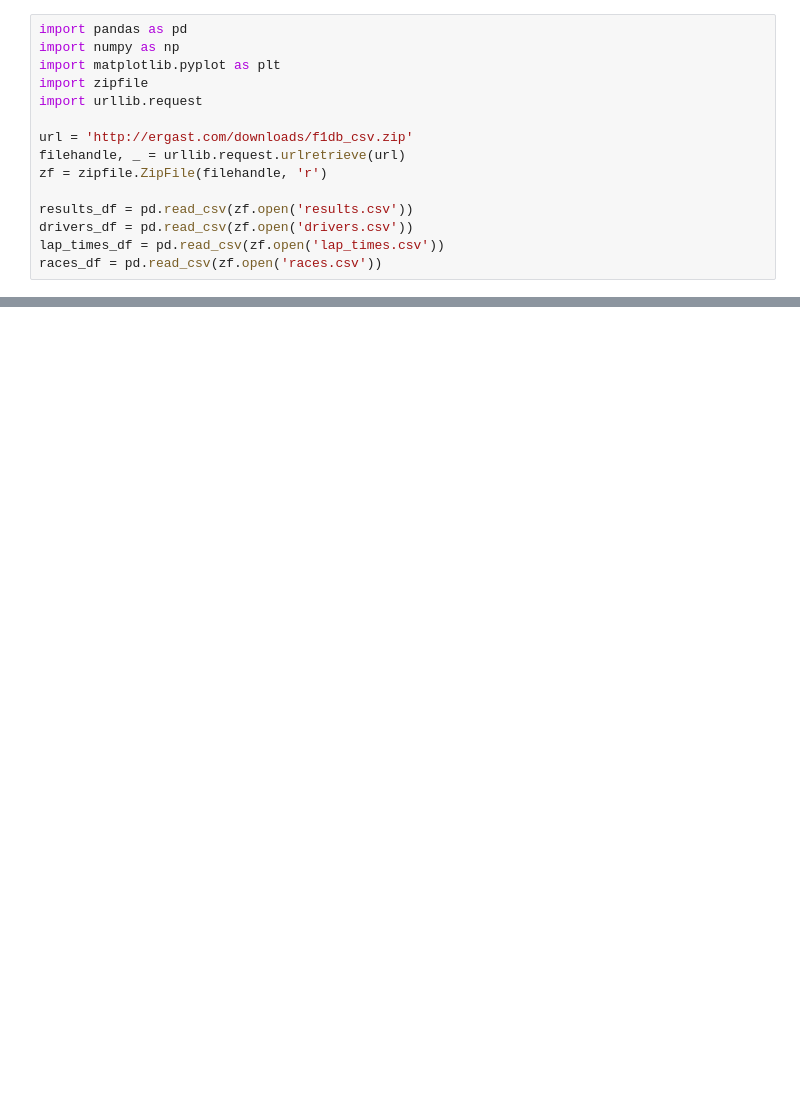
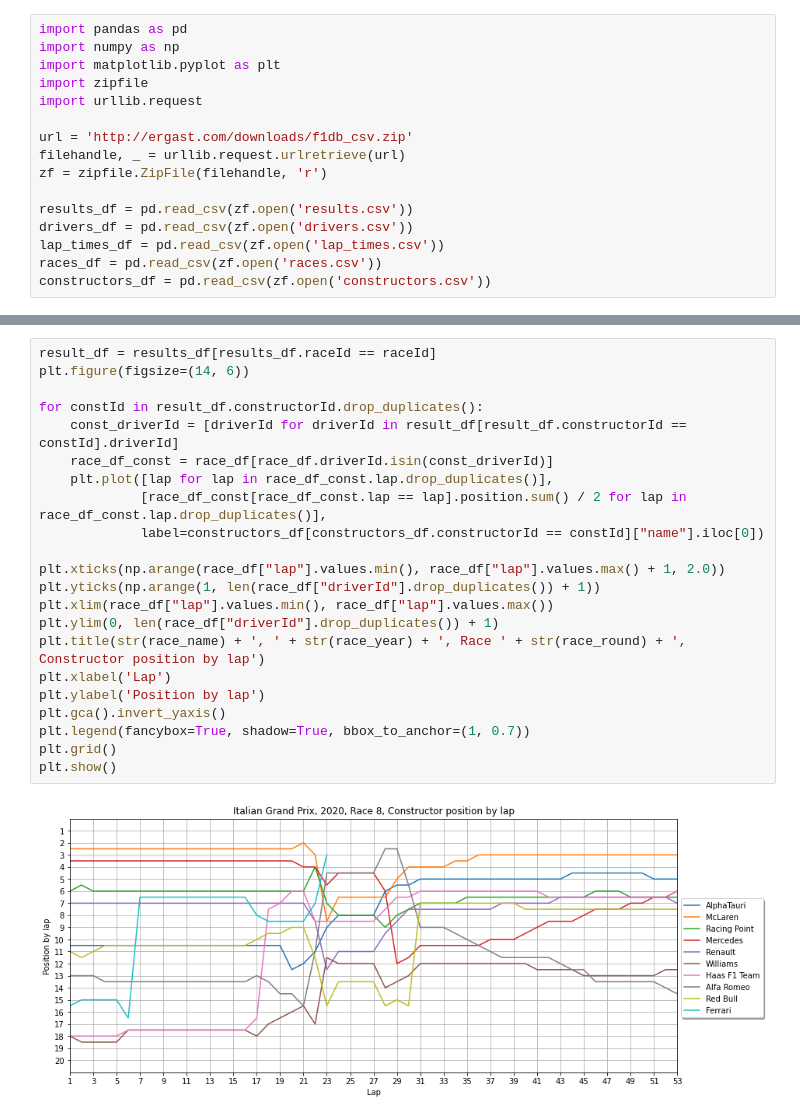
Before and after one commit to cnkndmr/formula1-data-analysis, a Jupyter notebook: src/01-position_by_lap.ipynb, the cells around one changed output, grey strips where cells are left out. Drawn from its saved outputs; the diff is of its cells as text; blank space fills up the shorter version.

```diff
--- a/src/01-position_by_lap.ipynb
+++ b/src/01-position_by_lap.ipynb
@@ -13,6 +13,7 @@ results_df = pd.read_csv(zf.open('results.csv'))
 drivers_df = pd.read_csv(zf.open('drivers.csv'))
 lap_times_df = pd.read_csv(zf.open('lap_times.csv'))
 races_df = pd.read_csv(zf.open('races.csv'))
+constructors_df = pd.read_csv(zf.open('constructors.csv'))
 # %%
 raceId = lap_times_df["raceId"].drop_duplicates().iloc[-1]
 race_df = lap_times_df[lap_times_df["raceId"] == raceId]
@@ -44,0 +46,24 @@ plt.show()
+# %%
+result_df = results_df[results_df.raceId == raceId]
+plt.figure(figsize=(14, 6))
+
+for constId in result_df.constructorId.drop_duplicates():
+    const_driverId = [driverId for driverId in result_df[result_df.constructorId == constId].driverId]
+    race_df_const = race_df[race_df.driverId.isin(const_driverId)]
+    plt.plot([lap for lap in race_df_const.lap.drop_duplicates()],
+             [race_df_const[race_df_const.lap == lap].position.sum() / 2 for lap in race_df_const.lap.drop_duplicates()],
+             label=constructors_df[constructors_df.constructorId == constId]["name"].iloc[0])
+
+plt.xticks(np.arange(race_df["lap"].values.min(), race_df["lap"].values.max() + 1, 2.0))
+plt.yticks(np.arange(1, len(race_df["driverId"].drop_duplicates()) + 1))
+plt.xlim(race_df["lap"].values.min(), race_df["lap"].values.max())
+plt.ylim(0, len(race_df["driverId"].drop_duplicates()) + 1)
+plt.title(str(race_name) + ', ' + str(race_year) + ', Race ' + str(race_round) + ', Constructor position by lap')
+plt.xlabel('Lap')
+plt.ylabel('Position by lap')
+plt.gca().invert_yaxis()
+plt.legend(fancybox=True, shadow=True, bbox_to_anchor=(1, 0.7))
+plt.grid()
+plt.show()
+# %% [output]
+[figure, added]
```
Also changed, not shown: parts of 1 cell of this notebook.
